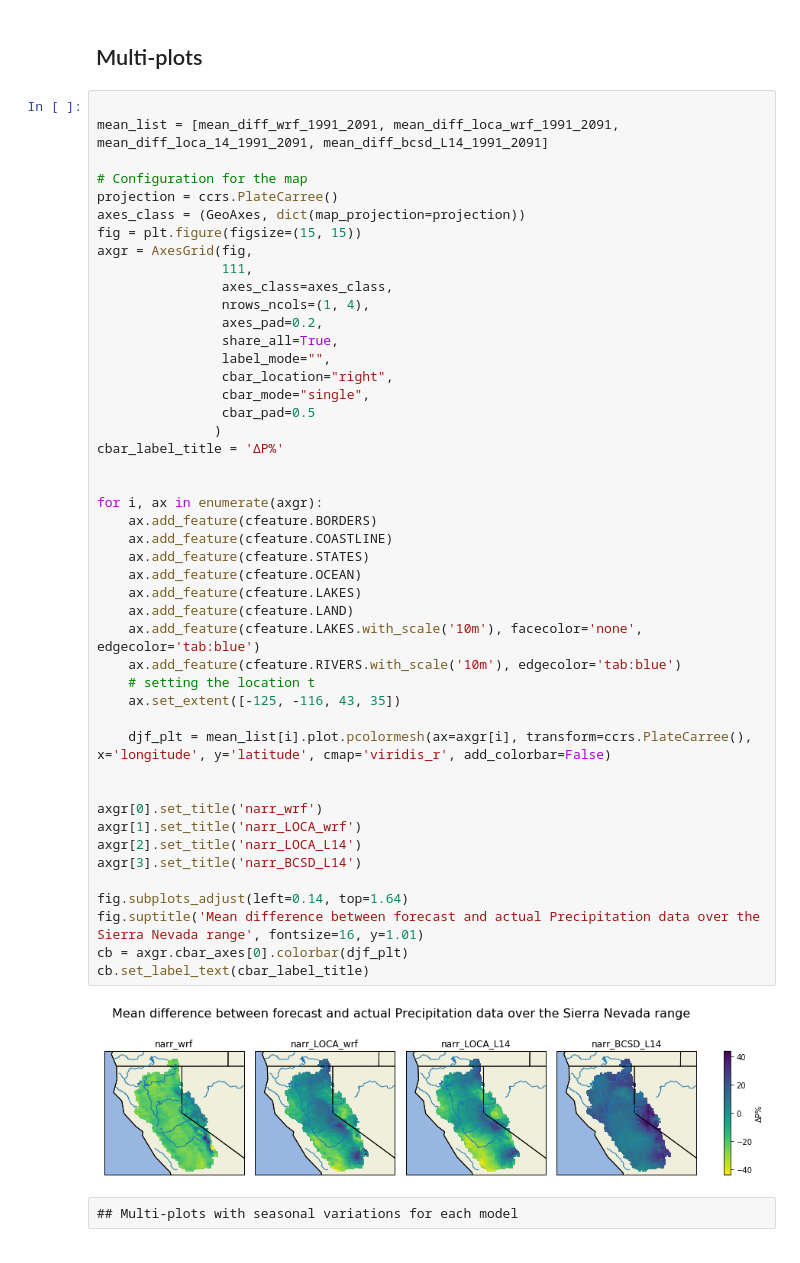
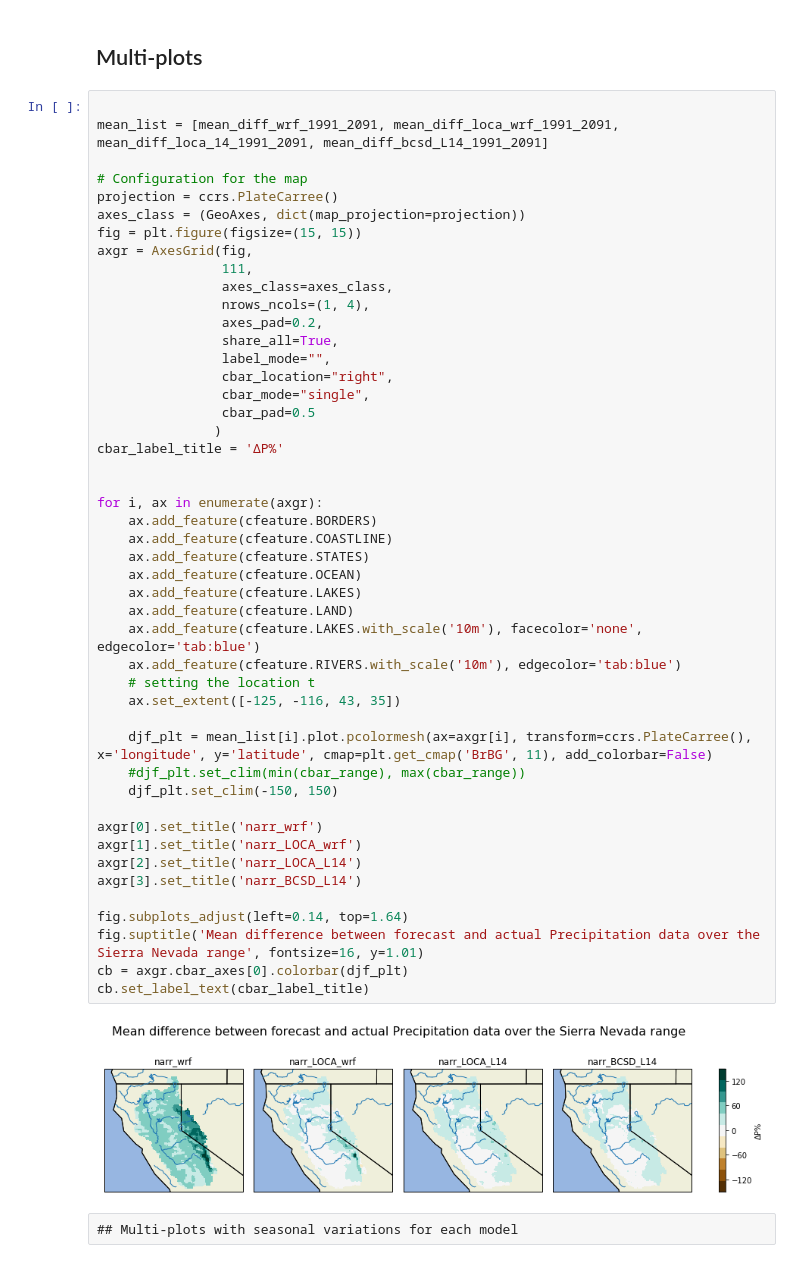
Before and after one commit to raghavgr/DOE-Hydro, a Jupyter notebook: Precipitation with mean difference.ipynb, the cells around one changed output. Drawn from its saved outputs; the diff is of its cells as text.

```diff
--- a/Precipitation with mean difference.ipynb
+++ b/Precipitation with mean difference.ipynb
@@ -106,36 +125,37 @@ axgr = AxesGrid(fig,
                 cbar_location="right",
                 cbar_mode="single",
                 cbar_pad=0.5
                )
 cbar_label_title = 'ΔP%'
 
 
 for i, ax in enumerate(axgr):
     ax.add_feature(cfeature.BORDERS)
     ax.add_feature(cfeature.COASTLINE)
     ax.add_feature(cfeature.STATES)
     ax.add_feature(cfeature.OCEAN)
     ax.add_feature(cfeature.LAKES)
     ax.add_feature(cfeature.LAND)
     ax.add_feature(cfeature.LAKES.with_scale('10m'), facecolor='none', edgecolor='tab:blue')
     ax.add_feature(cfeature.RIVERS.with_scale('10m'), edgecolor='tab:blue')
     # setting the location t
     ax.set_extent([-125, -116, 43, 35])
 
-    djf_plt = mean_list[i].plot.pcolormesh(ax=axgr[i], transform=ccrs.PlateCarree(), x='longitude', y='latitude', cmap='viridis_r', add_colorbar=False)
-
+    djf_plt = mean_list[i].plot.pcolormesh(ax=axgr[i], transform=ccrs.PlateCarree(), x='longitude', y='latitude', cmap=plt.get_cmap('BrBG', 11), add_colorbar=False)
+    #djf_plt.set_clim(min(cbar_range), max(cbar_range))
+    djf_plt.set_clim(-150, 150)
 
 axgr[0].set_title('narr_wrf')
 axgr[1].set_title('narr_LOCA_wrf')
 axgr[2].set_title('narr_LOCA_L14')
 axgr[3].set_title('narr_BCSD_L14')
 
 fig.subplots_adjust(left=0.14, top=1.64)
 fig.suptitle('Mean difference between forecast and actual Precipitation data over the Sierra Nevada range', fontsize=16, y=1.01)
 cb = axgr.cbar_axes[0].colorbar(djf_plt)
 cb.set_label_text(cbar_label_title)
 # %% [output]
-[figure, old version]
+[figure, new version]
 # %% [raw]
 ## Multi-plots with seasonal variations for each model
 # %% [markdown]
```
Also changed, not shown: parts of 6 cells of this notebook, 1 other file.
